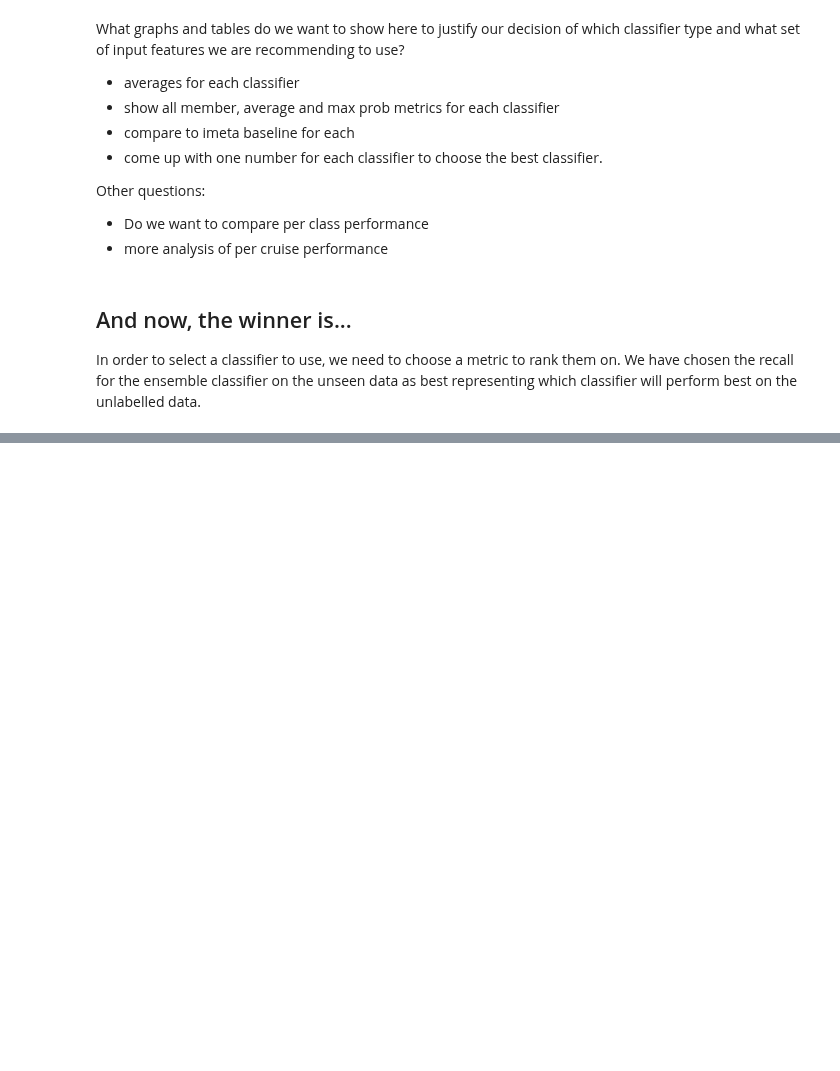
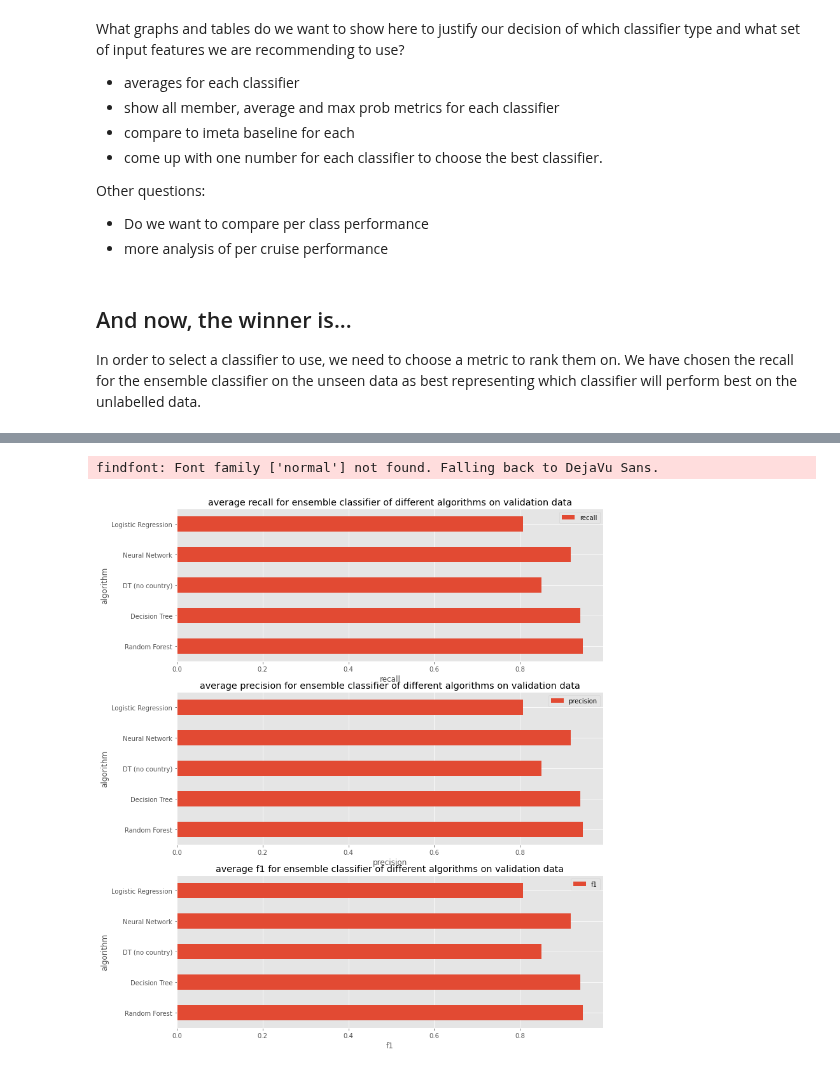
Before and after one commit to MetOffice/XBTs_classification, a Jupyter notebook: notebooks/xbt_classification_results_paper.ipynb, the cells around one changed output, grey strips where cells are left out. Cells and saved outputs as stored; diff of their text form; code cells hidden in the pictures; blank space fills up the shorter version.

```diff
--- a/notebooks/xbt_classification_results_paper.ipynb
+++ b/notebooks/xbt_classification_results_paper.ipynb
@@ -288,3 +270,15 @@ recall_unseen_df
+# %%
+alg_name_lut = {'RandomForest_countryLatLon': 'Random Forest',
+                'decisionTree_countryLatLon': 'Decision Tree',
+                'decisionTree_latLon': 'DT (no country)',
+                'mlp_countryLatLon': 'Neural Network',
+                'logreg_country': 'Logistic Regression',
+               }
 # %%
-recall_plot_df = pandas.DataFrame.from_records([{'algorithm': k1, 'recall': float(s1[s1.name == 'ens_unseen']['recall_all'])} for k1, s1 in scores_list.items()])
-recall_plot_df['algorithm_name'] = ['Random Forest', 'Decision Tree', 'DT (no country)', 'Neural Network', 'Logistic Regression']
+metrics_plot_df = pandas.DataFrame.from_records([{
+    'algorithm': k1,
+    'algorithm_name': alg_name_lut[k1],
+    'recall': float(s1[s1.name == 'ens_unseen']['recall_all']),
+    'precision': float(s1[s1.name == 'ens_unseen']['precision_all']),
+    'f1': float(s1[s1.name == 'ens_unseen']['f1_all']),
+} for k1, s1 in scores_list.items()])
@@ -300,0 +294,23 @@ fig_avg_recall.savefig(os.path.join(xbt_plots_dir,
+# %%
+fig_avg_metrics = matplotlib.pyplot.figure('avg_recall', figsize=(12,15))
+ax_avg_recall = fig_avg_metrics.add_subplot(3,1,1, title='average recall for ensemble classifier of different algorithms on validation data')
+metrics_plot_df.plot.barh(x='algorithm_name', y='recall', ax=ax_avg_recall)
+ax_avg_recall.set_ylabel('algorithm')
+ax_avg_recall.set_xlabel('recall')
+
+ax_avg_precision = fig_avg_metrics.add_subplot(3,1,2, title='average precision for ensemble classifier of different algorithms on validation data')
+metrics_plot_df.plot.barh(x='algorithm_name', y='precision', ax=ax_avg_precision)
+ax_avg_precision.set_ylabel('algorithm')
+ax_avg_precision.set_xlabel('precision')
+
+
+ax_f1_precision = fig_avg_metrics.add_subplot(3,1,3, title='average f1 for ensemble classifier of different algorithms on validation data')
+metrics_plot_df.plot.barh(x='algorithm_name', y='f1', ax=ax_f1_precision)
+ax_f1_precision.set_ylabel('algorithm')
+ax_f1_precision.set_xlabel('f1')
+
+fig_avg_metrics.savefig(os.path.join(xbt_plots_dir,
+                                    'xbt_avg_ens_metrics_unseen_classifierComparison.png'),bbox_inches='tight')
+# %% [output]
+findfont: Font family ['normal'] not found. Falling back to DejaVu Sans.
+[figure, added]
```
Also changed, not shown: parts of 18 cells of this notebook, 1 other file.
